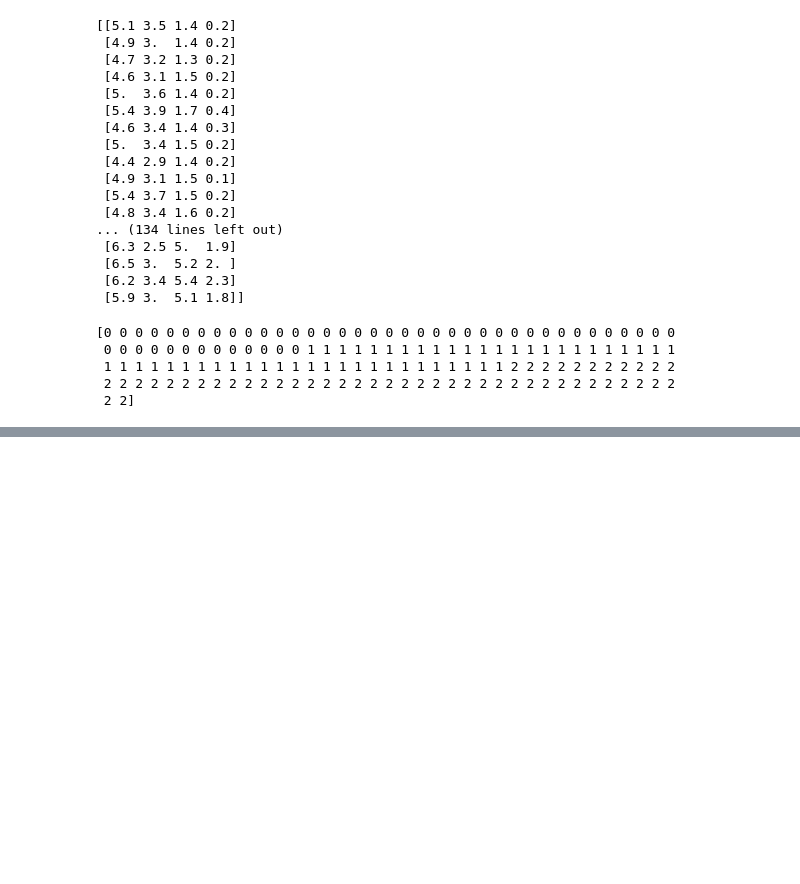
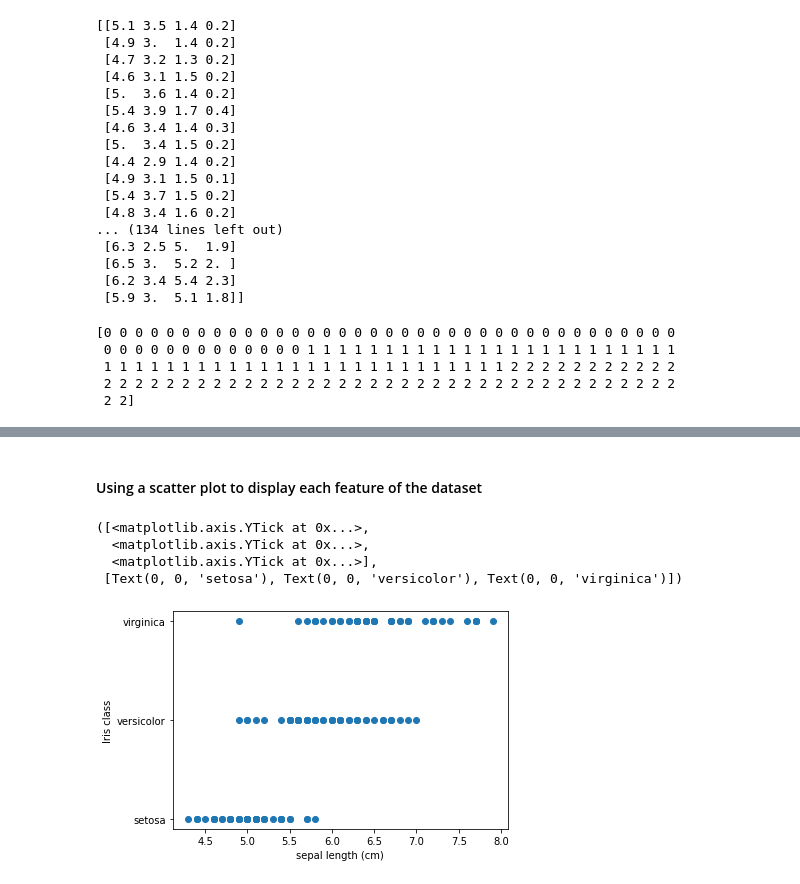
Before and after one commit to lerz30/ML_introduction, a Jupyter notebook: ml_notebook.ipynb, the cells around one changed output, grey strips where cells are left out. Saved outputs shown, nothing was run; the diff lists cells and outputs as text; code cells hidden in the pictures; blank space fills up the shorter version.

```diff
--- a/ml_notebook.ipynb
+++ b/ml_notebook.ipynb
@@ -73,0 +91,14 @@ print(iris_data.target)
+# %% [markdown]
+#### Using a scatter plot to display each feature of the dataset
+# %%
+#Displaying sepal length
+plt.scatter(iris_data.data[:,0], iris_data.target)
+plt.xlabel(iris_data.feature_names[0])
+plt.ylabel("Iris class")
+plt.yticks(range(len(iris_data.target_names)), iris_data.target_names)
+# %% [output]
+([<matplotlib.axis.YTick at 0x...>,
+  <matplotlib.axis.YTick at 0x...>,
+  <matplotlib.axis.YTick at 0x...>],
+ [Text(0, 0, 'setosa'), Text(0, 0, 'versicolor'), Text(0, 0, 'virginica')])
+[figure, added]
```
Also changed, not shown: parts of 9 cells of this notebook.
